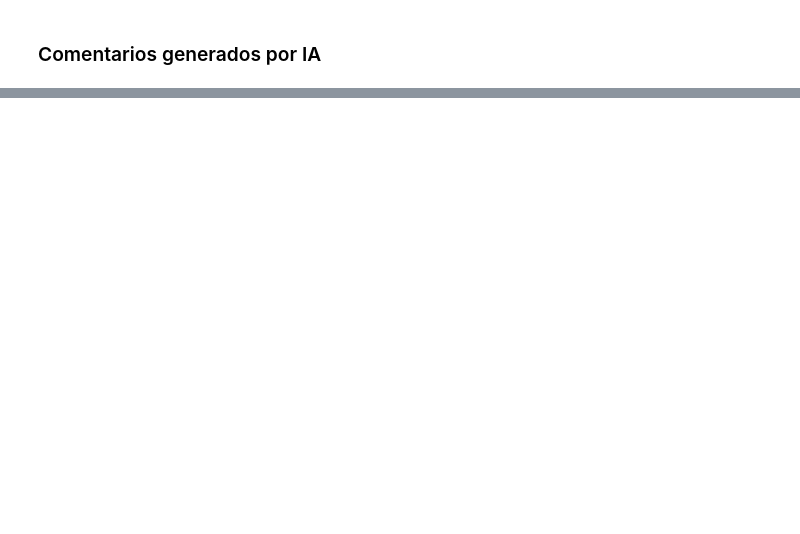
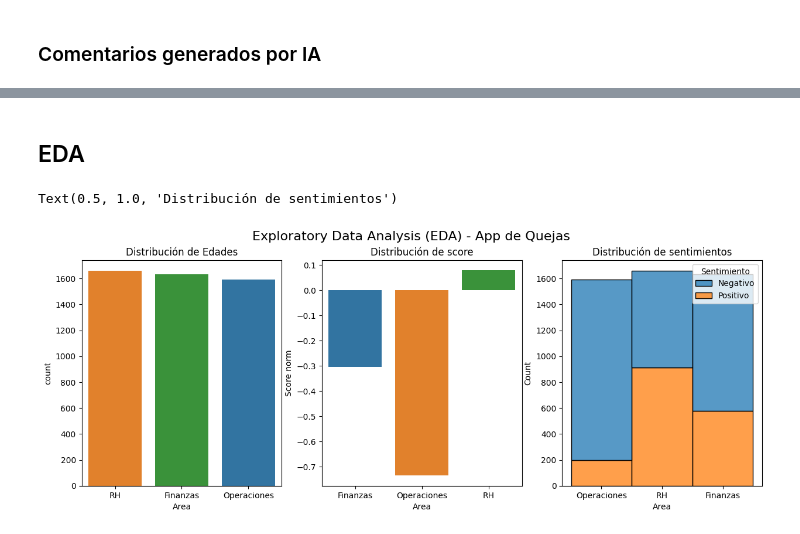
Before and after one commit to erick-mb/Traxion, a Jupyter notebook: Traxion.ipynb, the cells around one changed output, grey strips where cells are left out. Saved outputs shown, nothing was run; the diff lists cells and outputs as text; code cells hidden in the pictures; blank space fills up the shorter version.

```diff
--- a/Traxion.ipynb
+++ b/Traxion.ipynb
@@ -182,0 +265,5 @@ df['Edad'].plot(kind='hist', bins=20, density=True, color='skyblue', edgecolor='
+# %%
+app_quejas = pd.read_csv('app_quejas+nlp.csv')
+app_quejas['NLP'] = app_quejas['NLP'].apply(eval)
+empleados = pd.read_csv('empleados.csv')
+empleados['Fecha contratacion'] = pd.to_datetime(empleados['Fecha contratacion'])
@@ -182,0 +272,6 @@ df['Edad'].plot(kind='hist', bins=20, density=True, color='skyblue', edgecolor='
+# %%
+# NLP
+from transformers import pipeline
+
+# Cargar el modelo y el tokenizador
+analizador_sentimientos = pipeline("sentiment-analysis", model="edumunozsala/roberta_bne_sentiment_analysis_es")
@@ -182,0 +285,2 @@ df['Edad'].plot(kind='hist', bins=20, density=True, color='skyblue', edgecolor='
+# %%
+app_quejas['NLP'] = app_quejas['Comentarios'].apply(lambda x: analizador_sentimientos(x)[0])
@@ -182,0 +294,6 @@ df['Edad'].plot(kind='hist', bins=20, density=True, color='skyblue', edgecolor='
+# %%
+app_quejas['Score'] = app_quejas['NLP'].apply(lambda x: x['score'])
+app_quejas['Sentimiento'] = app_quejas['NLP'].apply(lambda x: x['label'])
+app_quejas['Score norm'] = app_quejas["Sentimiento"].map({"Negativo": -1, "Positivo": 1})* app_quejas["Score"]
+app_quejas.to_csv('app_quejas+nlp.csv', index=False)
+app_quejas.head()
@@ -182,0 +341,27 @@ df['Edad'].plot(kind='hist', bins=20, density=True, color='skyblue', edgecolor='
+# %% [markdown]
+## EDA
+# %%
+import seaborn as sns
+import matplotlib.pyplot as plt
+
+fig, axes = plt.subplots(1, 3, figsize=(15, 5))
+fig.suptitle("Exploratory Data Analysis (EDA) - App de Quejas", fontsize=16)
+
+sns.countplot(data=app_quejas, x="Area", order=app_quejas["Area"].value_counts().index, hue ="Area", ax=axes[0])
+axes[0].set_title("Distribución de Edades")
+
+area_scores = app_quejas.groupby('Area')['Score norm'].mean().reset_index()
+sns.barplot(x='Area', y='Score norm', data=area_scores, hue ="Area", ax=axes[1])
+axes[1].set_title("Distribución de score")
+
+sns.histplot(data=app_quejas, x="Area", hue="Sentimiento", multiple="stack", discrete=True, ax=axes[2])
+axes[2].set_title("Distribución de sentimientos")
+
+# plt.title("Número de Quejas por Área")
+# plt.xlabel("Área")
+# plt.ylabel("Número de Quejas")
+# plt.xticks(rotation=45)
+# plt.show()
+# %% [output]
+Text(0.5, 1.0, 'Distribución de sentimientos')
+[figure, added]
```
Also changed, not shown: parts of 37 cells of this notebook.
